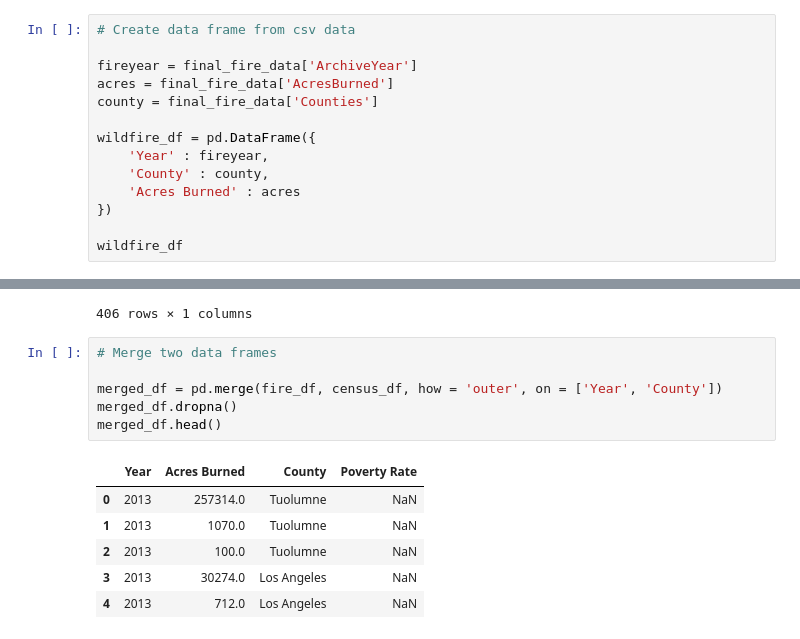
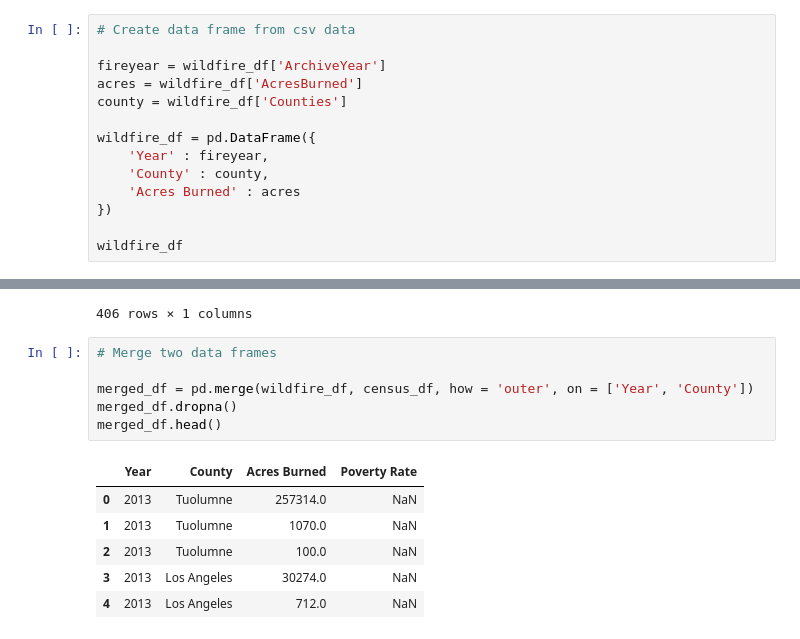
Before and after one commit to KeSavanh/Project_1, a Jupyter notebook: Melina/wildfire_analysis/WildFireAnalysis.ipynb, the cells around one changed output, grey strips where cells are left out. Cells and saved outputs as stored; diff of their text form.

```diff
--- a/Melina/wildfire_analysis/WildFireAnalysis.ipynb
+++ b/Melina/wildfire_analysis/WildFireAnalysis.ipynb
@@ -34,9 +34,9 @@ wildfire_df.head()
 # %%
 # Create data frame from csv data
 
-fireyear = final_fire_data['ArchiveYear']
-acres = final_fire_data['AcresBurned']
-county = final_fire_data['Counties']
+fireyear = wildfire_df['ArchiveYear']
+acres = wildfire_df['AcresBurned']
+county = wildfire_df['Counties']
 
 wildfire_df = pd.DataFrame({
     'Year' : fireyear,
@@ -201,13 +201,13 @@ census_filtered
 # %%
 # Merge two data frames
 
-merged_df = pd.merge(fire_df, census_df, how = 'outer', on = ['Year', 'County'])
+merged_df = pd.merge(wildfire_df, census_df, how = 'outer', on = ['Year', 'County'])
 merged_df.dropna()
 merged_df.head()
 # %% [output]
-|  | Year | Acres Burned | County | Poverty Rate |
-| 0 | 2013 | 257314.0 | Tuolumne | NaN |
-| 1 | 2013 | 1070.0 | Tuolumne | NaN |
-| 2 | 2013 | 100.0 | Tuolumne | NaN |
-| 3 | 2013 | 30274.0 | Los Angeles | NaN |
-| 4 | 2013 | 712.0 | Los Angeles | NaN |
+|  | Year | County | Acres Burned | Poverty Rate |
+| 0 | 2013 | Tuolumne | 257314.0 | NaN |
+| 1 | 2013 | Tuolumne | 1070.0 | NaN |
+| 2 | 2013 | Tuolumne | 100.0 | NaN |
+| 3 | 2013 | Los Angeles | 30274.0 | NaN |
+| 4 | 2013 | Los Angeles | 712.0 | NaN |
```
Also changed, not shown: parts of 1 cell of this notebook.
